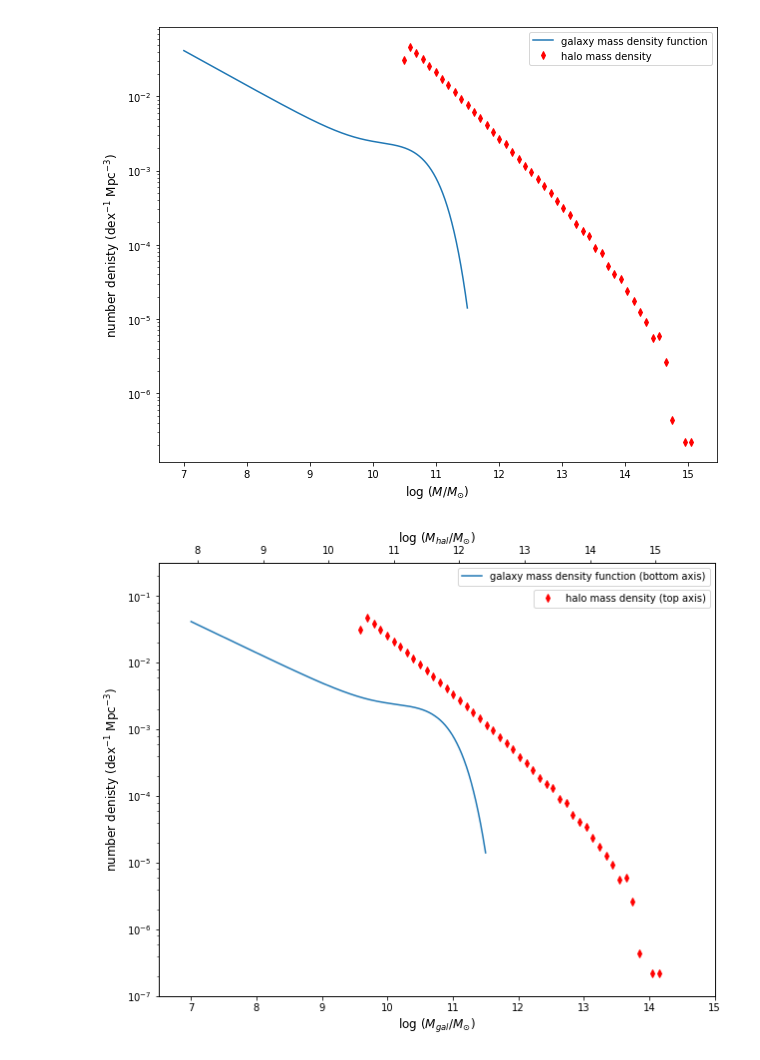
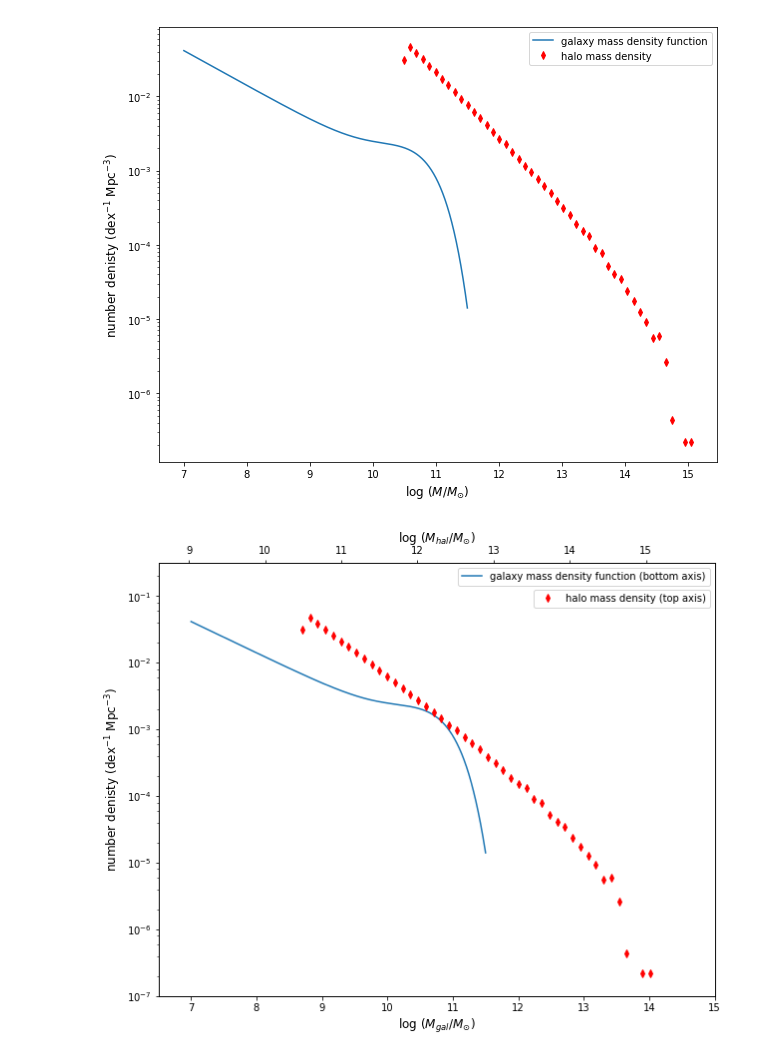
Before and after one commit to patricks1/Tinker, a Jupyter notebook: schechter.ipynb, the cells around one changed output. Saved outputs shown, nothing was run; the diff lists cells and outputs as text; code cells hidden in the pictures.

```diff
--- a/schechter.ipynb
+++ b/schechter.ipynb
@@ -115,27 +90,28 @@ plt.show()
 # %% [output]
 [figure]
 # %%
+#PLOT THE HALO AND GALAXY MASS DENSITY FUNCTION ON THE SAME PLOT, MOVING THE HALO MASS FUNCTION TO THE LEFT
+
 plt.figure(figsize=(10,8))
 
 plt.semilogy(logmratio,phi,label='galaxy mass density function (bottom axis)') #Plot the galaxy mass function
 plt.xlabel('log ($M_{gal}/M_{\odot}$)',fontsize=12)
 plt.ylabel('number denisty (dex$^{-1}$ Mpc$^{-3}$)',fontsize=12)
 plt.xlim(6.5,15)
-
 plt.legend()
 
 plt.twiny() #make a second x axis
 plt.ylim(10.**-7.,10.**-0.5)
 
 plt.semilogy(logmidbins,halofreq,'rd',markersize=5,label='halo mass density (top axis)')
-plt.xlim(7.4,15.9)
+plt.xlim(8.6,15.9) #setting xlim for halo function
 plt.xlabel('log ($M_{hal}/M_{\odot}$)',fontsize=12)
 
 plt.legend(bbox_to_anchor=[1,0.95])
 
 plt.show()
 # %% [output]
-[figure, old version]
+[figure, new version]
 # %%
 #CREATE THE ABUNDANCE CURVE FOR GALAXY MASS
 revphi = np.flip(phi,0) #reverse galaxy number density array so I can calculate the area as the integral from M_gal to inf
```
Also changed, not shown: parts of 5 cells of this notebook.
